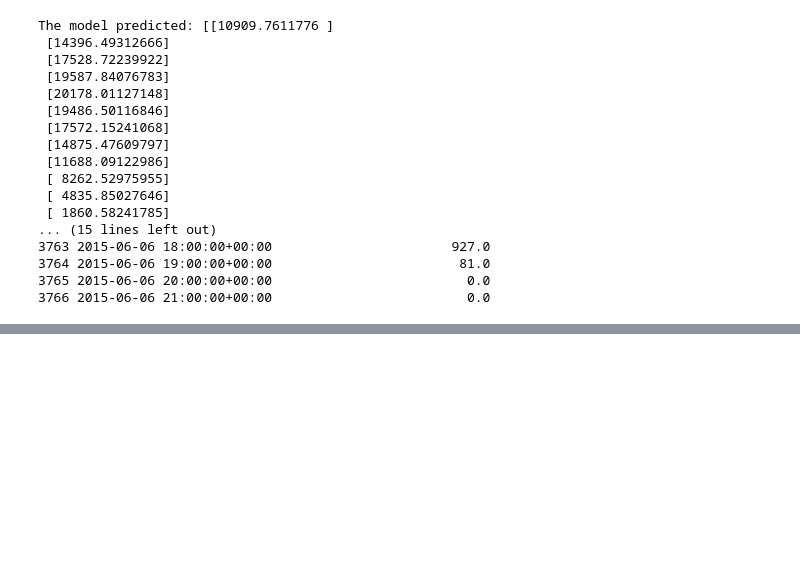
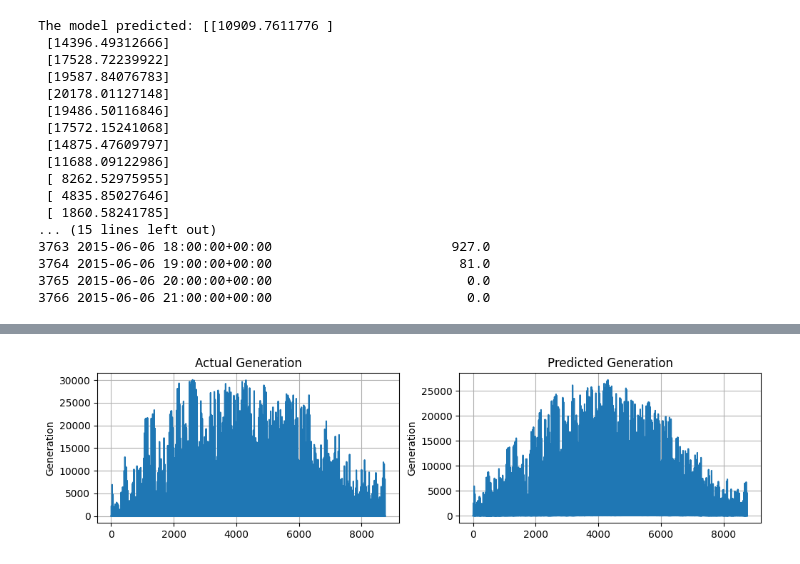
Before and after one commit to M0r13n/ml-playground, a Jupyter notebook: energy_weather/EnergyWeather.ipynb, the cells around one changed output, grey strips where cells are left out. Cells and saved outputs as stored; diff of their text form; code cells hidden in the pictures; blank space fills up the shorter version.

Commit message:
finalize solar prediction project

```diff
--- a/energy_weather/EnergyWeather.ipynb
+++ b/energy_weather/EnergyWeather.ipynb
@@ -393,0 +433,27 @@ The model predicted: [[10909.7611776 ]
+# %%
+# Use the best model for evaluation
+final_model = lin_reg
+
+# Clean the validation dataset
+y_test = energy_validation_df[['utc_timestamp', 'DE_solar_generation_actual']].copy().dropna()
+
+y_test.info()
+
+# Remove all rows from the training data that have no matching label
+x_test = weather_validation_df[weather_validation_df['utc_timestamp'].isin(y_test['utc_timestamp'])]
+
+# Note that there is more data about generation than there is weather data.
+# Because, both require the same dimension, reduce the dimension of y.
+x_test = x_test.drop('utc_timestamp', axis=1)
+y_test  = y_test.drop('utc_timestamp', axis=1).iloc[:8760]
+
+# Prepare & scale the data
+x_test_prepared = num_pipeline.transform(x_test)
+
+# Predict the solar generation
+final_predictions = lin_reg.predict(x_test_prepared)
+
+# RMSE
+lin_mse = mean_squared_error(y_test, final_predictions)
+lin_rmse = np.sqrt(lin_mse)
+lin_rmse
@@ -393,0 +471,16 @@ The model predicted: [[10909.7611776 ]
+# %%
+plt.figure(figsize=(12, 6))
+
+plt.subplot(2, 2, 1)
+plt.title('Actual Generation')
+plt.plot(y_test, label='actual')
+plt.ylabel('Generation')
+plt.grid(True)
+
+plt.subplot(2, 2, 2)
+plt.title('Predicted Generation')
+plt.plot(final_predictions, label='prediction')
+plt.ylabel('Generation')
+plt.grid(True)
+# %% [output]
+[figure, added]
```
Also changed, not shown: parts of 3 cells of this notebook.
